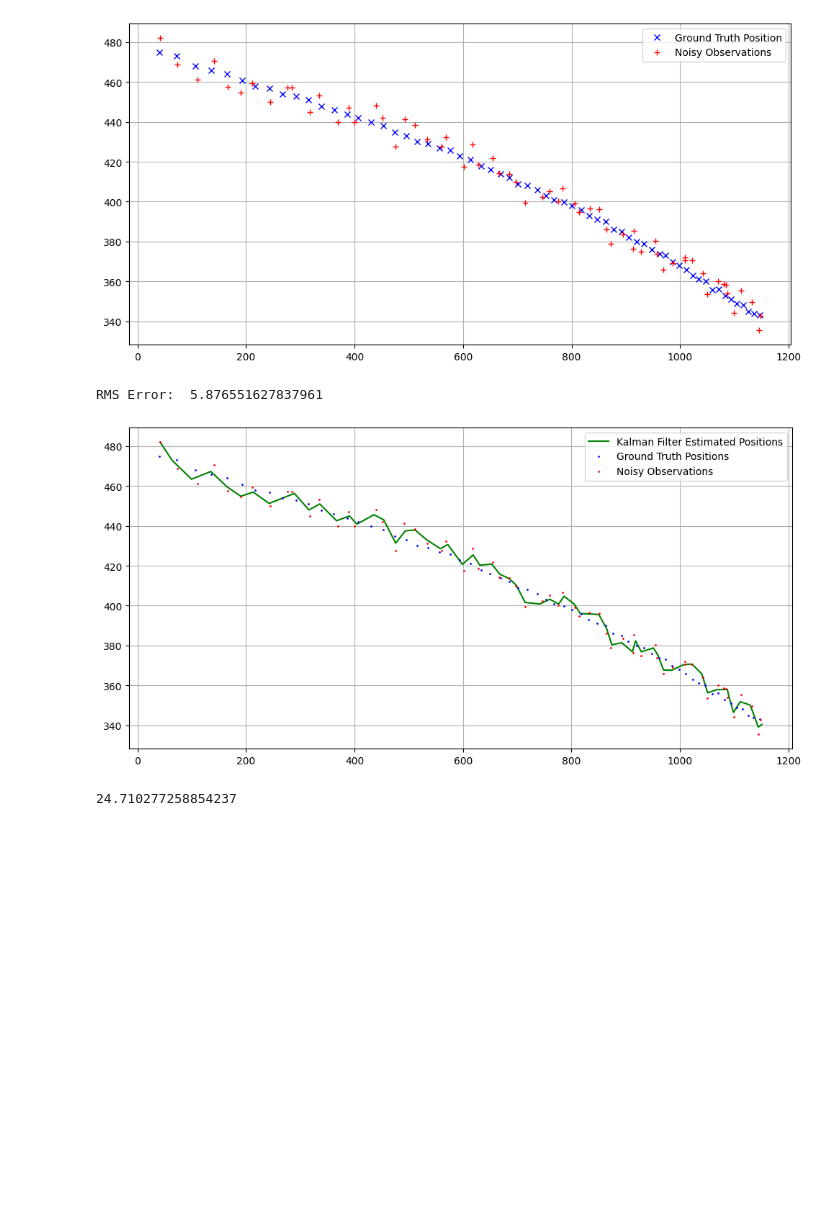
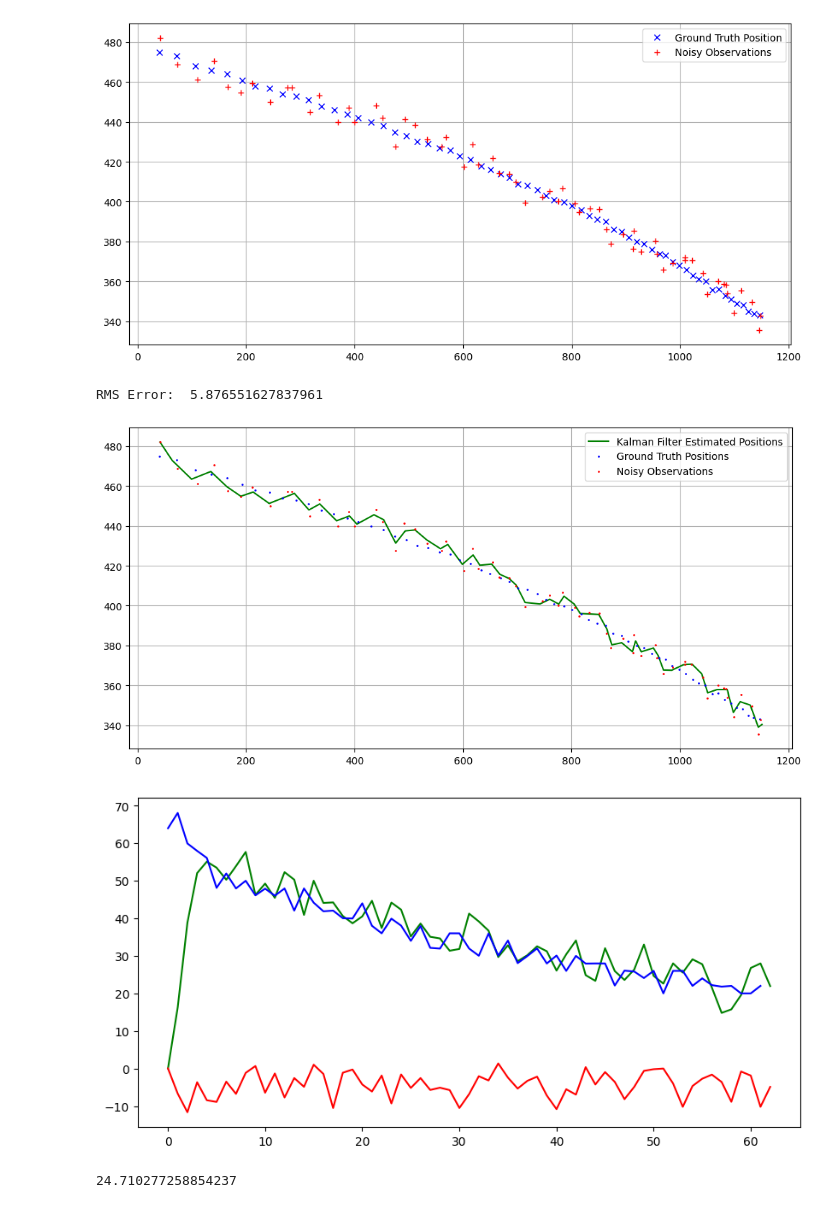
Before and after one commit to LiyouZhou/MScRAS_CV, a Jupyter notebook: assessment/code/assessment.ipynb, the cells around one changed output. Drawn from its saved outputs; the diff is of its cells as text; code cells hidden in the pictures; blank space fills up the shorter version.

```diff
--- a/assessment/code/assessment.ipynb
+++ b/assessment/code/assessment.ipynb
@@ -600,7 +600,7 @@ def kalmanUpdate(x, P, H, R, z):
     return xe, Pe
 
 
-def kalmanTracking(z, measurement_noise=0.25, motion_noise=0.36):
+def kalmanTracking(z, measurement_noise=[0.25, 0.25], motion_noise=[0.16, 0.36, 0.16, 0.36]):
     dt = 0.5
     # time interval
     N = len(z[0])
@@ -613,54 +613,63 @@ def kalmanTracking(z, measurement_noise=0.25, motion_noise=0.36):
         [0,0,1,dt],
         [0,0,0,1]]) # CV motion model
     Q = np.array([
-        [0.16,0,0,0],
-        [0,0.36,0,0],
-        [0,0,0.16,0],
-        [0,0,0,0.36]]) # motion noise
+        [motion_noise[0],0,0,0],
+        [0,motion_noise[1],0,0],
+        [0,0,motion_noise[2],0],
+        [0,0,0,motion_noise[3]]]) # motion noise
     H = np.array([
         [1,0,0,0],
         [0,0,1,0]]) # Cartesian observation model
     R = np.array([
-        [measurement_noise, 0],
-        [0, measurement_noise]]) # observation noise
+        [measurement_noise[0], 0],
+        [0, measurement_noise[1]]]) # observation noise
     # fmt: on
 
+    # initial state
     x = np.array([u[0], 0, v[0], 0]).transpose()
-    # initial state
+    # initial state covariance
     P = Q
-    # initial state covariance
     s = np.zeros([4, N])
     for i in range(N):
         xp, Pp = kalmanPredict(x, P, F, Q)
         x, P = kalmanUpdate(xp, Pp, H, R, z[:, i])
         s[:, i] = x
         # save current state
 
-    px = s[0, :]  # NOTE: s(2, :) and s(4, :), not considered here,
+    px = s[0, :]  # NOTE: s(1, :) and s(3, :), not considered here,
     py = s[2, :]
 
-    return px, py
+    vx = s[1, :]
+    vy = s[3, :]
+
+    return px, py, vx, vy
 
 
 # print(len(u), len(v))
-px, py = kalmanTracking(np.array([u, v]))
+px, py, vx, vy = kalmanTracking(np.array([u, v]))
 
 plt.plot(px, py, "g-", label="Kalman Filter Estimated Positions")
 plt.plot(x, y, "b.", label="Ground Truth Positions", ms=2)
 plt.plot(u, v, "r.", label="Noisy Observations", ms=2)
 # plt.axis('equal')
 plt.tight_layout()
 plt.grid()
 plt.legend()
 plt.savefig('../report/figures/kalman_filter_default_values.png')
 
 
+plt.figure()
+plt.plot(vx, "g-", label="Kalman Filter Estimated Positions")
+plt.plot(vy, "r-", label="Kalman Filter Estimated Positions")
+
+plt.plot(np.diff(x) / 0.5, "b-", label="Ground Truth Positions")
 e = (px - x) ** 2 + (py - y) ** 2
 rms = np.sqrt(np.sum(e) / len(e))
 print("RMS Error: ", rms)
 # %% [output]
 RMS Error:  5.876551627837961
 [figure]
+[figure, added]
 # %%
 plt.hist(e, bins=20)
 plt.xlabel("Squared Error")
```
Also changed, not shown: parts of 5 cells of this notebook, 7 other files.
